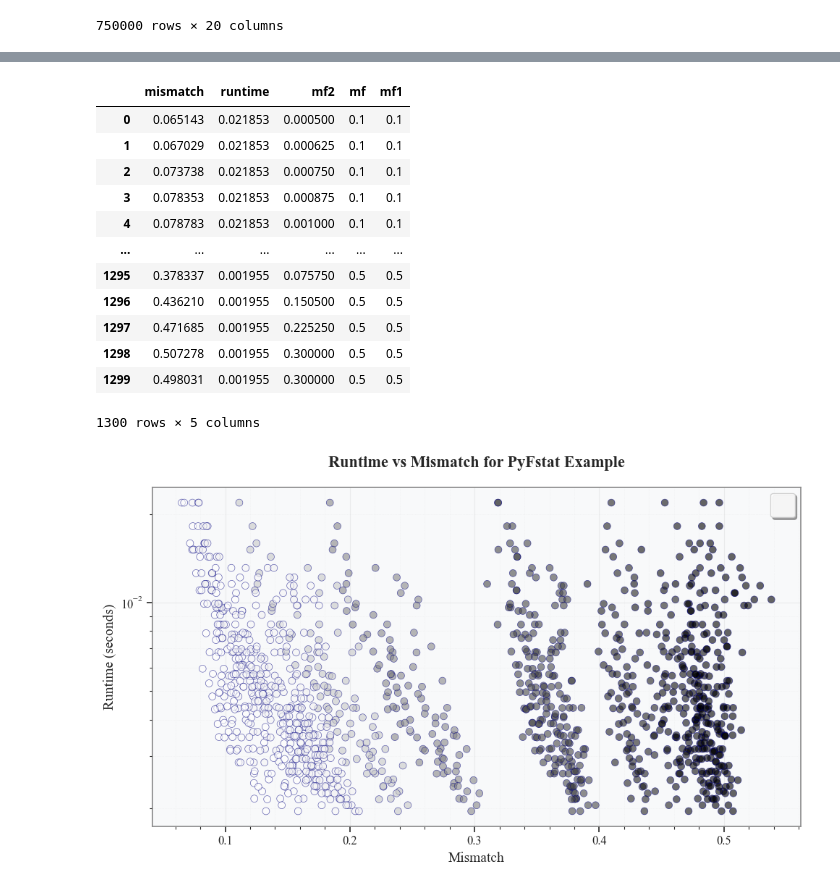
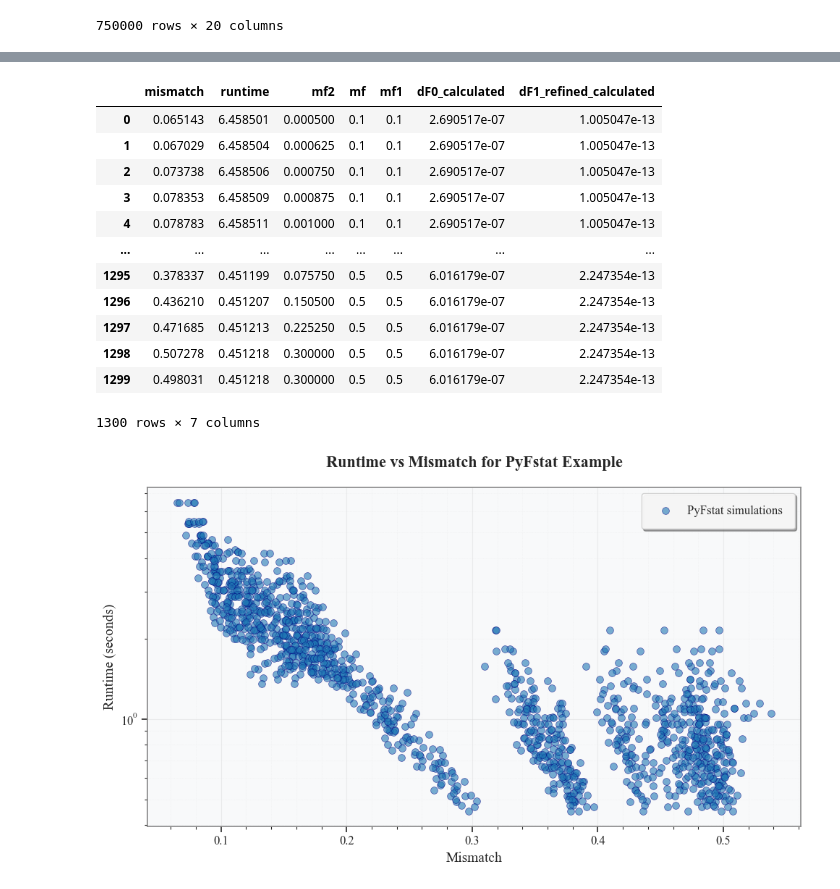
Before and after one commit to Yeqi-Fang/aei-works, a Jupyter notebook: data.ipynb, the cells around one changed output, grey strips where cells are left out. Saved outputs shown, nothing was run; the diff lists cells and outputs as text; code cells hidden in the pictures.

```diff
--- a/data.ipynb
+++ b/data.ipynb
@@ -75,8 +111,10 @@ tau_RS = tau_Fbin + ratio * (tau_fft + R * tau_spin)
 # %%
-data['Nf0'] = DeltaF0_fixed / data.dF0_calculated
-data['Nf1'] = DeltaF1_fixed / data.dF1_refined_calculated * gamma1
-data['Nf2'] = DeltaF2_fixed / data.dF1_refined_calculated * gamma2
-data['N_coh'] = data['Nf0'] * data['Nf1'] * data['Nf2']
-data['N_inc'] = data.N_coh * gamma1 * gamma2
-data['runtime'] = nsegs * N_det * data.N_coh * tau_RS + nsegs * data.N_inc * tau_sumF + data.N_inc * tau_bayes + N_can * tau_recalc
+# data['Nf0'] = DeltaF0_fixed / data.dF0_calculated
+# data['Nf1'] = DeltaF1_fixed / data.dF1_refined_calculated * gamma1
+# data['Nf2'] = DeltaF2_fixed / data.dF1_refined_calculated * gamma2
+# data['N_coh'] = data['Nf0'] * data['Nf1'] * data['Nf2']
+# data['N_inc'] = data.N_coh * gamma1 * gamma2
+# data['runtime'] = nsegs * N_det * data.N_coh * tau_RS + nsegs * data.N_inc * tau_sumF + data.N_inc * tau_bayes + N_can * tau_recalc
+# data["runtime"] = data.apply(_cpu_year_sp_for_row, axis=1)
+# data
 # %%
@@ -98,22 +122,23 @@ data
 # %%
 # mean the mismatch and runtime for each 500 points
 data_mean = data.groupby(['mf', 'mf1', 'mf2']).mean().reset_index()
-data_mean = data_mean[['mismatch', 'runtime', 'mf2', 'mf', 'mf1']]
+data_mean = data_mean[['mismatch', 'runtime', 'mf2', 'mf', 'mf1', 'dF0_calculated', 'dF1_refined_calculated']]
+data_mean["runtime"] = data_mean.apply(_cpu_year_sp_for_row, axis=1)
 data_mean
 # %% [output]
-|  | mismatch | runtime | mf2 | mf | mf1 |
-| 0 | 0.065143 | 0.021853 | 0.000500 | 0.1 | 0.1 |
-| 1 | 0.067029 | 0.021853 | 0.000625 | 0.1 | 0.1 |
-| 2 | 0.073738 | 0.021853 | 0.000750 | 0.1 | 0.1 |
-| 3 | 0.078353 | 0.021853 | 0.000875 | 0.1 | 0.1 |
-| 4 | 0.078783 | 0.021853 | 0.001000 | 0.1 | 0.1 |
-| ... | ... | ... | ... | ... | ... |
-| 1295 | 0.378337 | 0.001955 | 0.075750 | 0.5 | 0.5 |
-| 1296 | 0.436210 | 0.001955 | 0.150500 | 0.5 | 0.5 |
-| 1297 | 0.471685 | 0.001955 | 0.225250 | 0.5 | 0.5 |
-| 1298 | 0.507278 | 0.001955 | 0.300000 | 0.5 | 0.5 |
-| 1299 | 0.498031 | 0.001955 | 0.300000 | 0.5 | 0.5 |
+|  | mismatch | runtime | mf2 | mf | mf1 | dF0_calculated | dF1_refined_calculated |
+| 0 | 0.065143 | 6.458501 | 0.000500 | 0.1 | 0.1 | 2.690517e-07 | 1.005047e-13 |
+| 1 | 0.067029 | 6.458504 | 0.000625 | 0.1 | 0.1 | 2.690517e-07 | 1.005047e-13 |
+| 2 | 0.073738 | 6.458506 | 0.000750 | 0.1 | 0.1 | 2.690517e-07 | 1.005047e-13 |
+| 3 | 0.078353 | 6.458509 | 0.000875 | 0.1 | 0.1 | 2.690517e-07 | 1.005047e-13 |
+| 4 | 0.078783 | 6.458511 | 0.001000 | 0.1 | 0.1 | 2.690517e-07 | 1.005047e-13 |
+| ... | ... | ... | ... | ... | ... | ... | ... |
+| 1295 | 0.378337 | 0.451199 | 0.075750 | 0.5 | 0.5 | 6.016179e-07 | 2.247354e-13 |
+| 1296 | 0.436210 | 0.451207 | 0.150500 | 0.5 | 0.5 | 6.016179e-07 | 2.247354e-13 |
+| 1297 | 0.471685 | 0.451213 | 0.225250 | 0.5 | 0.5 | 6.016179e-07 | 2.247354e-13 |
+| 1298 | 0.507278 | 0.451218 | 0.300000 | 0.5 | 0.5 | 6.016179e-07 | 2.247354e-13 |
+| 1299 | 0.498031 | 0.451218 | 0.300000 | 0.5 | 0.5 | 6.016179e-07 | 2.247354e-13 |
-1300 rows × 5 columns
+1300 rows × 7 columns
 # %%
 import matplotlib.pyplot as plt
 import matplotlib as mpl
@@ -141,20 +166,20 @@ np.random.seed(42)
 # runtime = np.exp(np.random.normal(-5, 0.7, 500))
 
 # Create scatter plot with improved styling
+scatter = ax.scatter(data_mean.mismatch, data_mean.runtime,
+                    alpha=0.6,                    # Add transparency
+                    s=50,                         # Slightly smaller points
+                    c='#1f77b4',                  # Professional blue color
+                    edgecolors='navy',            # Add edge color
+                    linewidth=0.5,                # Thin edge
+                    label='PyFstat simulations')   # More descriptive label
+
 # scatter = ax.scatter(data_mean.mismatch, data_mean.runtime,
 #                     alpha=0.6,                    # Add transparency
 #                     s=50,                         # Slightly smaller points
-#                     c='#1f77b4',                  # Professional blue color
+#                     c=np.log(data_mean.mf2),                  # Professional blue color
 #                     edgecolors='navy',            # Add edge color
-#                     linewidth=0.5,                # Thin edge
-#                     label='PyFstat simulations')   # More descriptive label
-
-scatter = ax.scatter(data_mean.mismatch, data_mean.runtime,
-                    alpha=0.6,                    # Add transparency
-                    s=50,                         # Slightly smaller points
-                    c=np.log(data_mean.mf2),                  # Professional blue color
-                    edgecolors='navy',            # Add edge color
-                    linewidth=0.5,                )   # More descriptive label
+#                     linewidth=0.5,                )   # More descriptive label
 
 # Set logarithmic scale for y-axis
 ax.set_yscale('log')
@@ -184,34 +209,34 @@ ax.tick_params(axis='both', which='major', labelsize=12, width=1.2, length=6)
 ax.tick_params(axis='both', which='minor', width=0.8, length=3)
 
 # Add a subtle background color
 ax.set_facecolor('#f8f9fa')
 fig.patch.set_facecolor('white')
 
 # Position legend optimally
 ax.legend(loc='upper right', frameon=True, fancybox=True,
           shadow=True, framealpha=0.9, borderpad=1)
 
 # Set axis limits with some padding
 # ax.set_xlim(0.065, 0.215)
 # ax.set_ylim(5e-3, 5e-1)
 
 # Add statistical annotation (optional)
 # You can add mean/median lines or other statistical information
 # median_runtime = np.median(runtime)
 # ax.axhline(y=median_runtime, color='red', linestyle='--',
 #            linewidth=1, alpha=0.5, label=f'Median: {median_runtime:.3f}s')
 
 # Tight layout for better spacing
 plt.tight_layout()
 
 # Save the figure in high resolution
 # plt.savefig('images/runtime_vs_mismatch.pdf', format='pdf', bbox_inches='tight')
 # plt.savefig('runtime_vs_mismatch.png', format='png', bbox_inches='tight', dpi=300)
 
 # Show the plot
 plt.show()
 # %% [output]
-[figure, old version]
+[figure, new version]
 # %%
 import matplotlib.pyplot as plt
 import matplotlib as mpl
```
Also changed, not shown: parts of 7 cells of this notebook, 5 other files.
